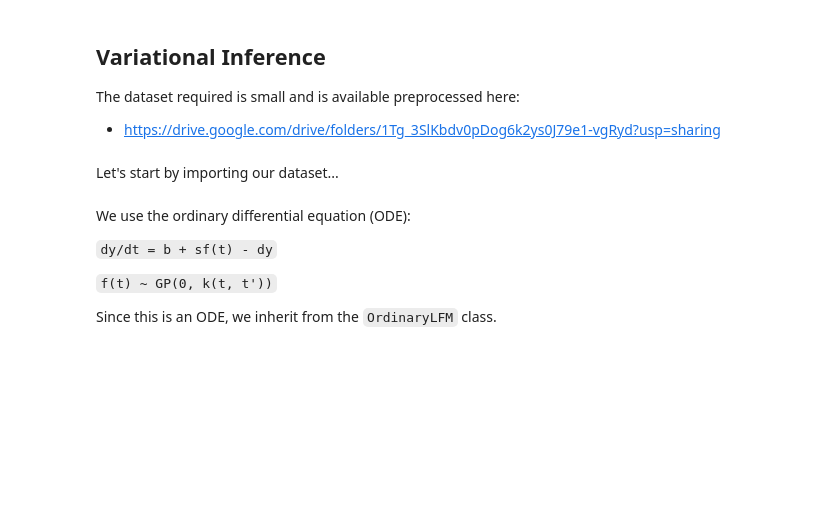
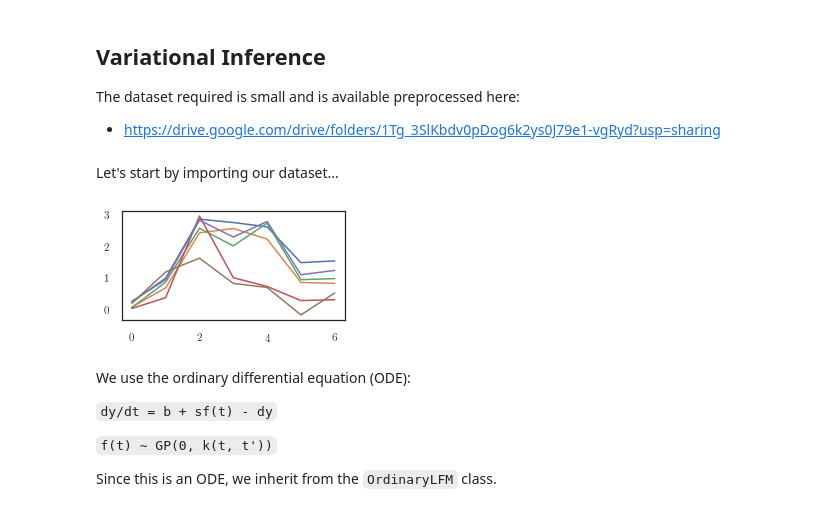
Before and after one commit to mossjacob/alfi, a Jupyter notebook: docs/notebooks/linear/variational.ipynb, the cells around one changed output. Cells and saved outputs as stored; diff of their text form; code cells hidden in the pictures; blank space fills up the shorter version.

```diff
--- a/docs/notebooks/linear/variational.ipynb
+++ b/docs/notebooks/linear/variational.ipynb
@@ -23,47 +23,27 @@ from experiments.mae import get_datasets
 # %% [markdown]
 Let's start by importing our dataset...
 # %%
-p53 = True
-if p53:
-    dataset = P53Data(replicate=0, data_dir='../../../data')
-    ground_truths = p53_ground_truth()
-    class ConstrainedTrainer(VariationalTrainer):
-        def after_epoch(self):
-            with torch.no_grad():
-                sens = torch.tensor(1.)
-                dec = torch.tensor(0.8)
-                self.lfm.raw_sensitivity[3] = self.lfm.positivity.inverse_transform(sens)
-                self.lfm.raw_decay[3] = self.lfm.positivity.inverse_transform(dec)
-            super().after_epoch()
-
-else:
-    datasets = get_datasets(data_dir='../../../experiments')
-    dataset = datasets[5]
-    # dataset.generate_single(lengthscale=1.3)
-    dataset.variance = 1e-5 * torch.ones(dataset.m_observed.shape[-1], dtype=torch.float32)
-    ground_truths = [
-        dataset.lfm.basal_rate.detach().view(-1).numpy(),
-        dataset.lfm.sensitivity.detach().view(-1).numpy(),
-        dataset.lfm.decay_rate.detach().view(-1).numpy()
-    ]
-    class ConstrainedTrainer(VariationalTrainer):
-        def after_epoch(self):
-            with torch.no_grad():
-                sens = dataset.lfm.sensitivity[0].squeeze()
-                dec = dataset.lfm.decay_rate[0].squeeze()
-                self.lfm.raw_sensitivity[0] = self.lfm.positivity.inverse_transform(sens)
-                self.lfm.raw_decay[0] = self.lfm.positivity.inverse_transform(dec)
-            super().after_epoch()
-
+dataset = P53Data(replicate=0, data_dir='../../../data')
+ground_truths = p53_ground_truth()
+class ConstrainedTrainer(VariationalTrainer):
+    def after_epoch(self):
+        with torch.no_grad():
+            sens = torch.tensor(1.)
+            dec = torch.tensor(0.8)
+            self.lfm.raw_sensitivity[3] = self.lfm.positivity.inverse_transform(sens)
+            self.lfm.raw_decay[3] = self.lfm.positivity.inverse_transform(dec)
+        super().after_epoch()
 
 num_genes = 5
 num_tfs = 1
 
 plt.figure(figsize=(4, 2))
 for i in range(5):
     plt.plot(dataset[i][1])
 plt.plot(dataset.f_observed[0, 0])
 t_end = dataset.t_observed[-1]
+# %% [output]
+[figure, added]
 # %% [markdown]
 We use the ordinary differential equation (ODE):
 
```
Also changed, not shown: parts of 19 cells of this notebook, 12 other files.
